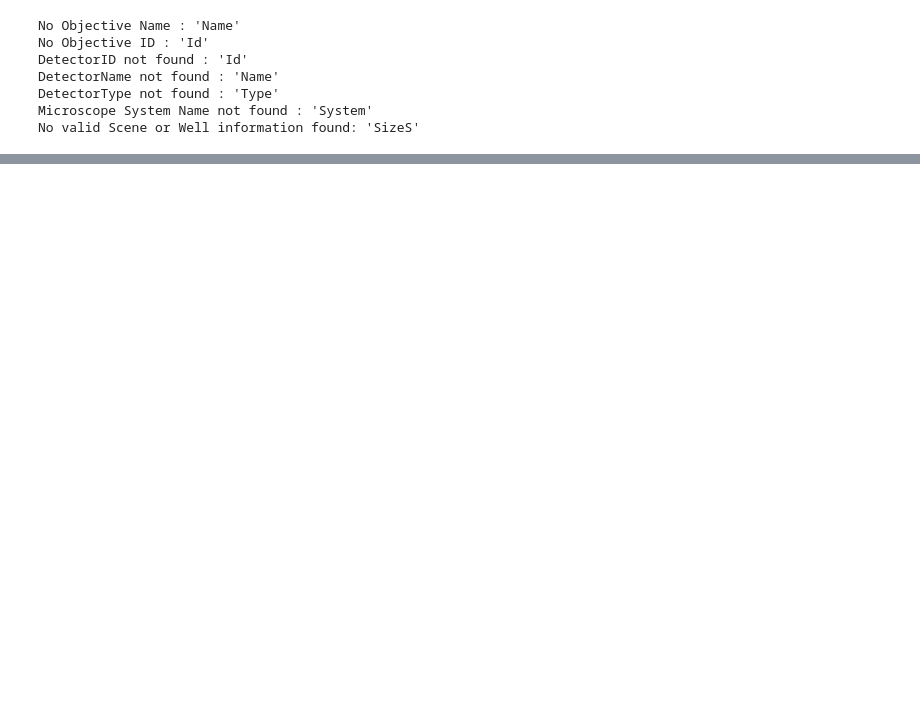
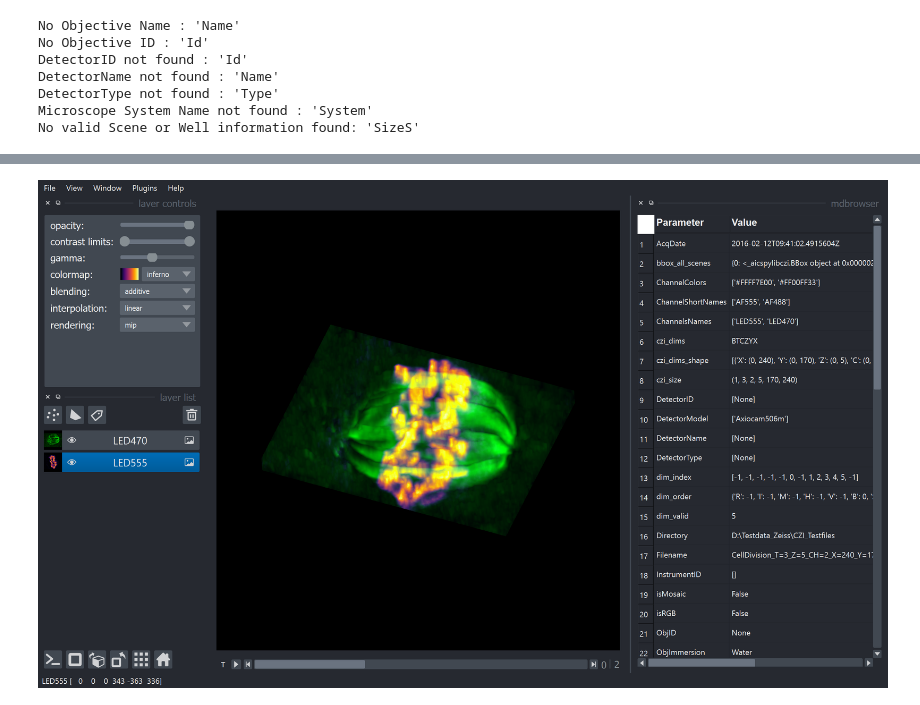
Before and after one commit to sebi06/czi_playground, a Jupyter notebook: examples/notebooks/read_czi_metadata.ipynb, the cells around one changed output, grey strips where cells are left out. Saved outputs shown, nothing was run; the diff lists cells and outputs as text; code cells hidden in the pictures; blank space fills up the shorter version.

```diff
--- a/examples/notebooks/read_czi_metadata.ipynb
+++ b/examples/notebooks/read_czi_metadata.ipynb
@@ -189 +207,5 @@ Display Scaling from CZI for CH: 1 Min-Max 0.0 30366.0
 Rename Sliders based on the Dimension String ....
+# %%
+napari.utils.nbscreenshot(viewer)
+# %% [output]
+[figure, added]
```
Also changed, not shown: parts of 8 cells of this notebook.
